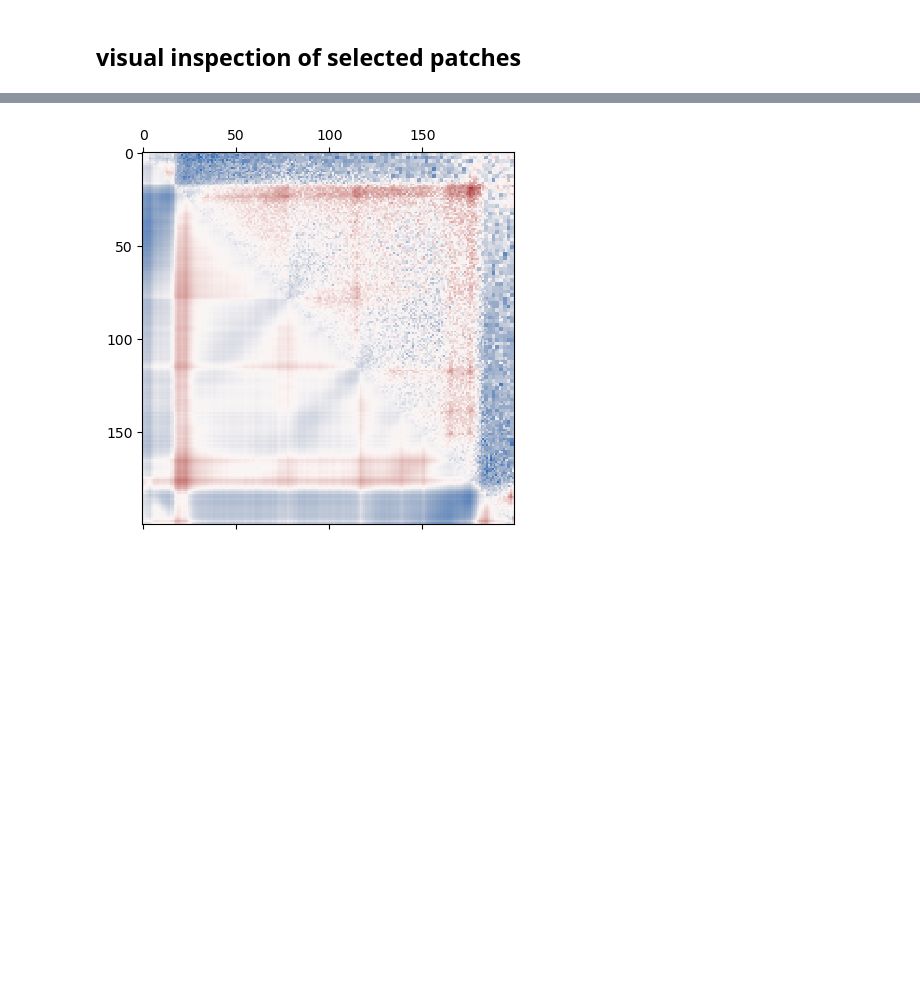
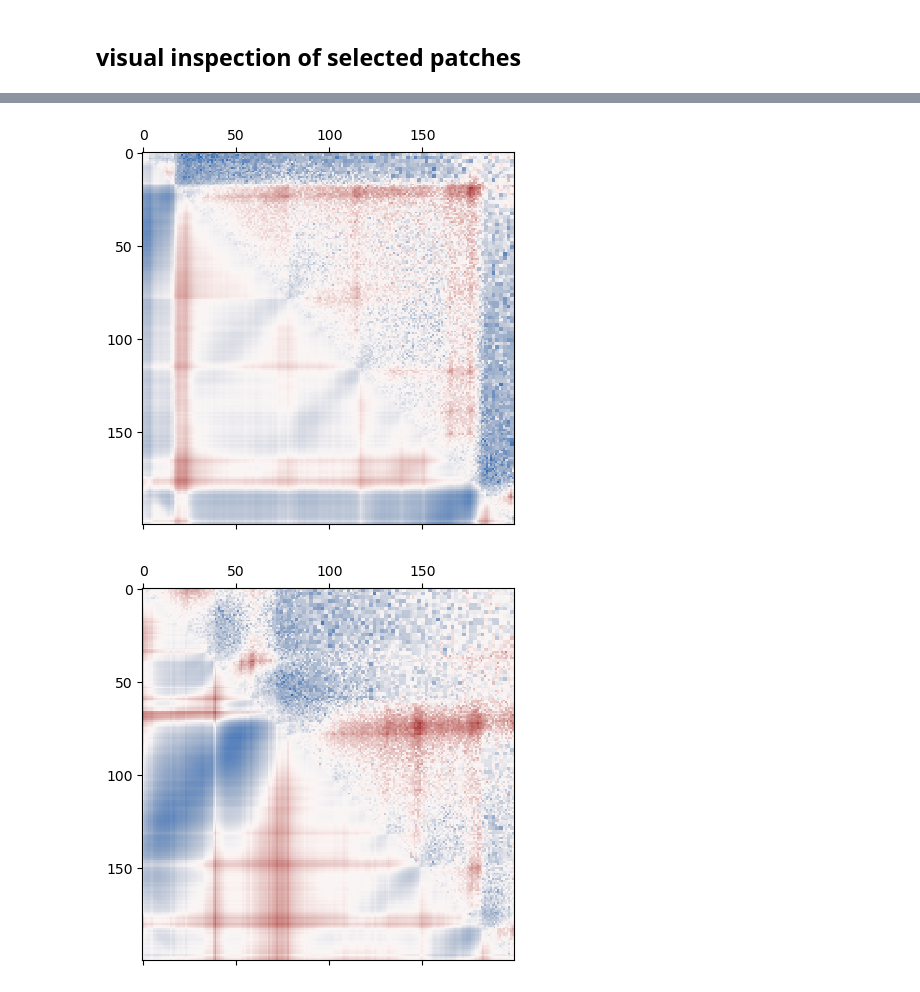
Before and after one commit to boooooogey/loopextrusion-pytorch, a Jupyter notebook: dlem/examples/DirectFit/single_chr_genome_dlem_brief_analysis.ipynb, the cells around one changed output, grey strips where cells are left out. Cells and saved outputs as stored; diff of their text form; code cells hidden in the pictures; blank space fills up the shorter version.

```diff
--- a/dlem/examples/DirectFit/single_chr_genome_dlem_brief_analysis.ipynb
+++ b/dlem/examples/DirectFit/single_chr_genome_dlem_brief_analysis.ipynb
@@ -15,8 +25,3 @@ resolution = 10_000
 window_size = 200
 stride = 50
 dev_name ='cpu'
-# %%
-df_result = dlem_notebook(cooler_file, output_path, resolution,
-                          model_name="minimal_dlem", window_size=window_size, stride=stride,
-                          chrom_subset=['chr10'], perc_nan_threshold=0.3, lr=0.5,
-                          reader_name='datareader_cooler', dev_name=dev_name, do_return_result=True)
@@ -250,35 +221,36 @@ def parse_locus_id(locus_id):
     return chrom_part, start_pos, end_pos
 
 
-loci = ['chr10:20500000-22500000', 'chr10:3000000-5000000']
+loci = ['chr10:20500000-22500000', 'chr10:3000000-5000000', 'chr10:30000000-32000000']
 
 for locus in loci:
     chrom, start_loc, end_loc = parse_locus_id(locus)
 
 
     hic_map, _ = get_contact_map(cooler_file=cooler_file, resolution = resolution, chromosome = chrom, start = start_loc, end = end_loc)
     hic_map = diagonal_normalize(np.log( hic_map[np.newaxis]) )[0]
     # plt.matshow(hic_map, cmap='vlag')
 
-    L = np.array(final_df.loc[start_loc:end_loc-1]['weighted_avg_left'])  # -1, so it does not capture the next locus which is already out of bounds!
-    R = np.array(final_df.loc[start_loc:end_loc-1]['weighted_avg_right'])
+    L = np.array(final_df.loc[start_loc:end_loc-1]['left'])  # -1, so it does not capture the next locus which is already out of bounds!
+    R = np.array(final_df.loc[start_loc:end_loc-1]['right'])
 
     '''
     plt.figure()
     plt.plot(L)
     plt.plot(R)
     '''
 
     plotting_model = load_model('minimal_dlem')(n=200, res=10_000, left_init=L, right_init=R)   # parameters
 
     prediction = plotting_model.contact_map_prediction(init_mass = torch.ones((1, 200)))
     prediction = diagonal_normalize(np.log(prediction ))
     prediction  = prediction[0]
 
     # plt.matshow(prediction)
 
     dlem_vs_hic = np.triu(hic_map) + np.tril(prediction)
     plt.matshow(dlem_vs_hic, cmap='vlag')
 # %% [output]
 [figure]
 [figure]
+[figure, added]
```
Also changed, not shown: parts of 8 cells of this notebook, 3 other files.
